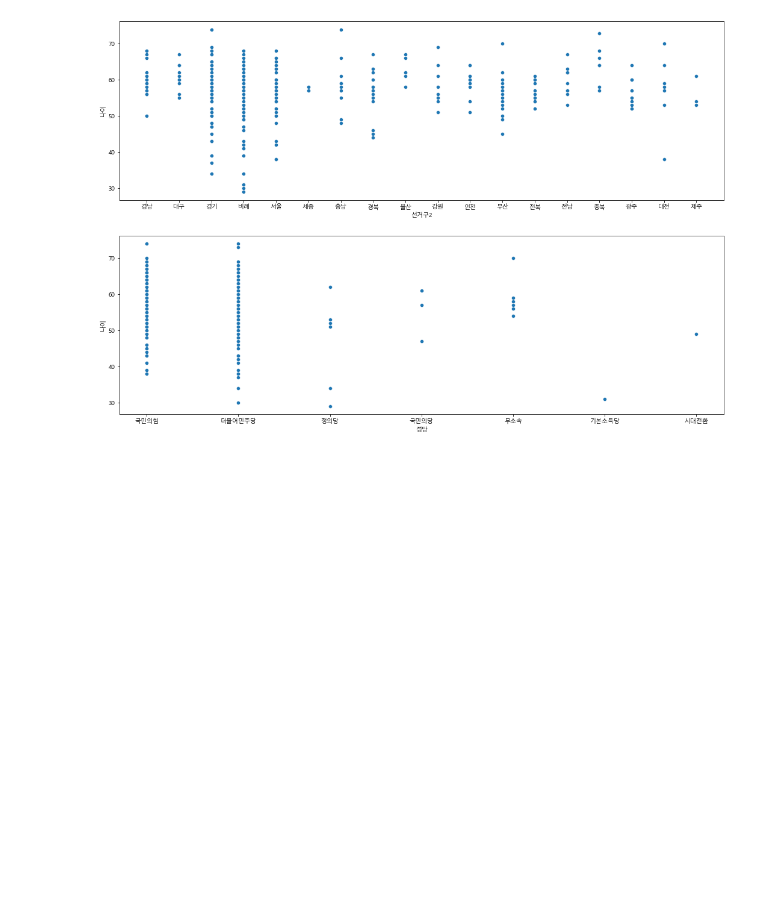
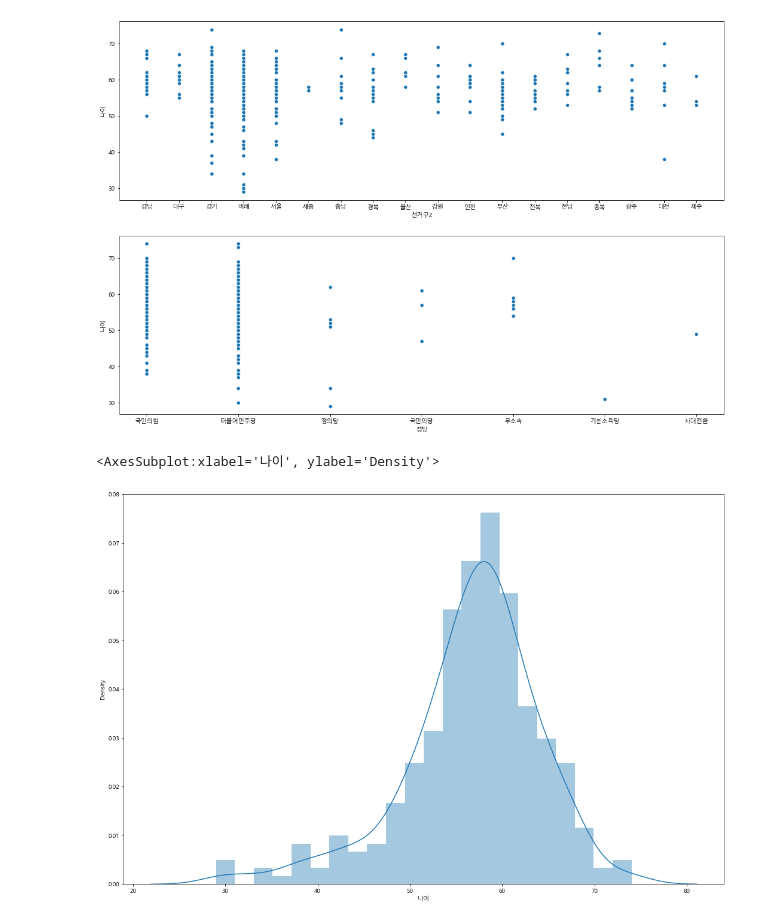
Before and after one commit to TheMatw/python_webscraping, a Jupyter notebook: 08국회의원현황.ipynb, the cells around one changed output. Saved outputs shown, nothing was run; the diff lists cells and outputs as text; code cells hidden in the pictures; blank space fills up the shorter version.

Commit message:
congress info visualization

```diff
--- a/08국회의원현황.ipynb
+++ b/08국회의원현황.ipynb
@@ -468,5 +471,10 @@ sns.scatterplot(data=member_df, x='정당', y='나이', ax=axes2)
 # %%
-#seaborn 의 distplot() (히스토그램) 그릭
+#seaborn 의 distplot() (히스토그램) 그리기
 #나이 값의 분포를 확인하기
 figure, axes1 = plt.subplots(nrows=1, ncols=1)
 figure.set_size_inches(18,12)
+
+sns.distplot(member_df['나이'], hist=True, ax=axes1)
+# %% [output]
+<AxesSubplot:xlabel='나이', ylabel='Density'>
+[figure, added]
```
Also changed, not shown: parts of 4 cells of this notebook.
